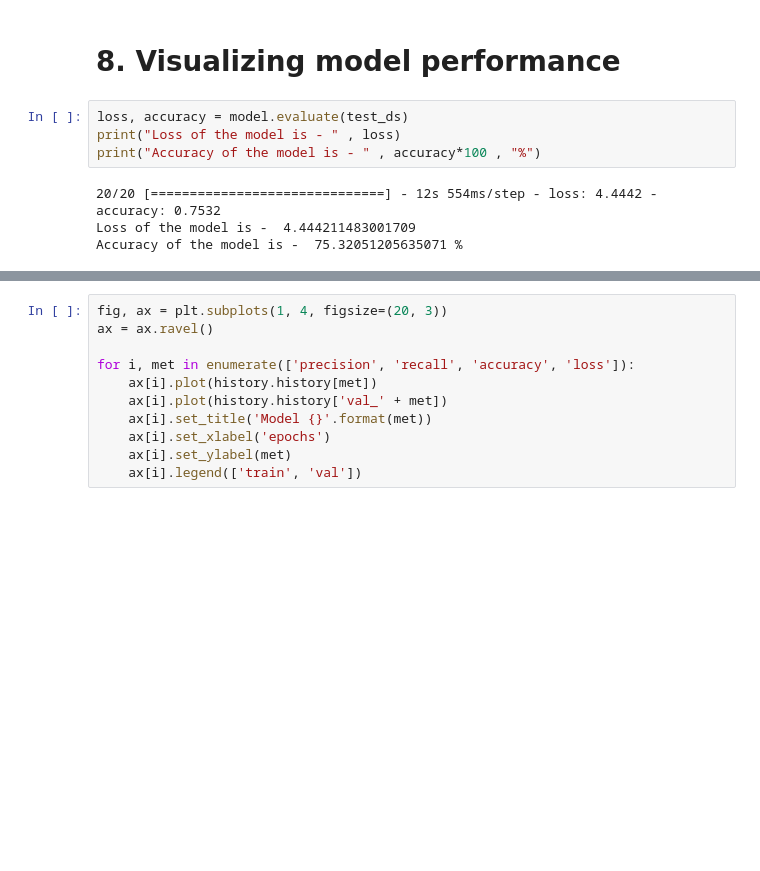
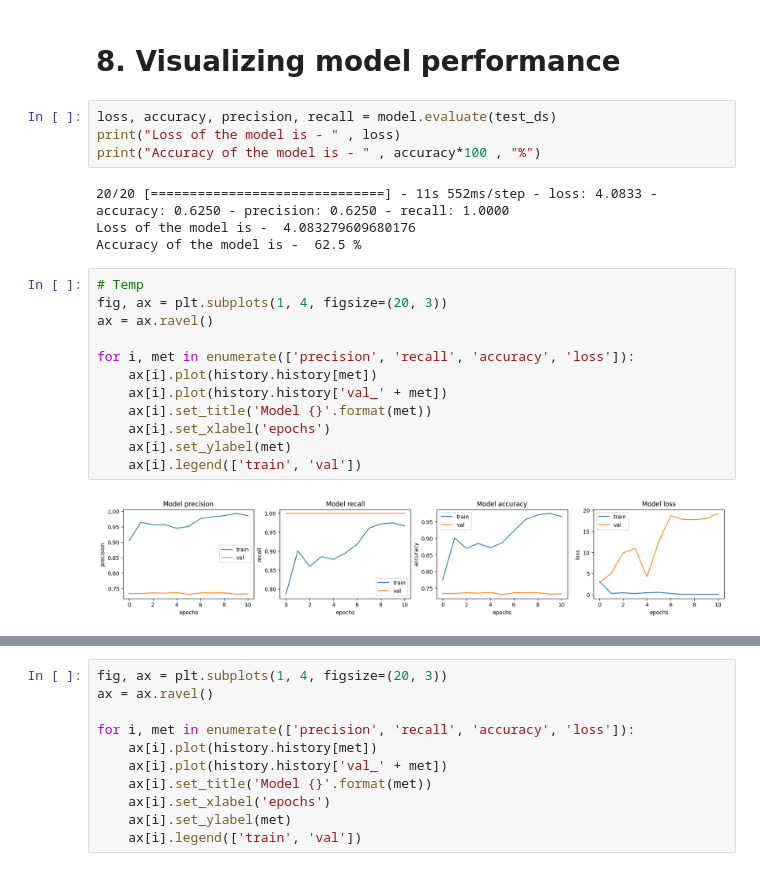
Before and after one commit to juanmg0511/7566-TP-Final, a Jupyter notebook: notebooks/test.ipynb, the cells around one changed output, grey strips where cells are left out. Saved outputs shown, nothing was run; the diff lists cells and outputs as text; blank space fills up the shorter version.

```diff
--- a/notebooks/test.ipynb
+++ b/notebooks/test.ipynb
@@ -292,11 +301,25 @@ Epoch 1/50
 # %% [markdown]
 # 8. Visualizing model performance
 # %%
-loss, accuracy = model.evaluate(test_ds)
+loss, accuracy, precision, recall = model.evaluate(test_ds)
 print("Loss of the model is - " , loss)
 print("Accuracy of the model is - " , accuracy*100 , "%")
 # %% [output]
-20/20 [==============================] - 12s 554ms/step - loss: 4.4442 - accuracy: 0.7532
-Loss of the model is -  4.444211483001709
-Accuracy of the model is -  75.32051205635071 %
+20/20 [==============================] - 11s 552ms/step - loss: 4.0833 - accuracy: 0.6250 - precision: 0.6250 - recall: 1.0000
+Loss of the model is -  4.083279609680176
+Accuracy of the model is -  62.5 %
+# %%
+# Temp
+fig, ax = plt.subplots(1, 4, figsize=(20, 3))
+ax = ax.ravel()
+
+for i, met in enumerate(['precision', 'recall', 'accuracy', 'loss']):
+    ax[i].plot(history.history[met])
+    ax[i].plot(history.history['val_' + met])
+    ax[i].set_title('Model {}'.format(met))
+    ax[i].set_xlabel('epochs')
+    ax[i].set_ylabel(met)
+    ax[i].legend(['train', 'val'])
+# %% [output]
+[figure, added]
 # %%
```
Also changed, not shown: parts of 3 cells of this notebook.
